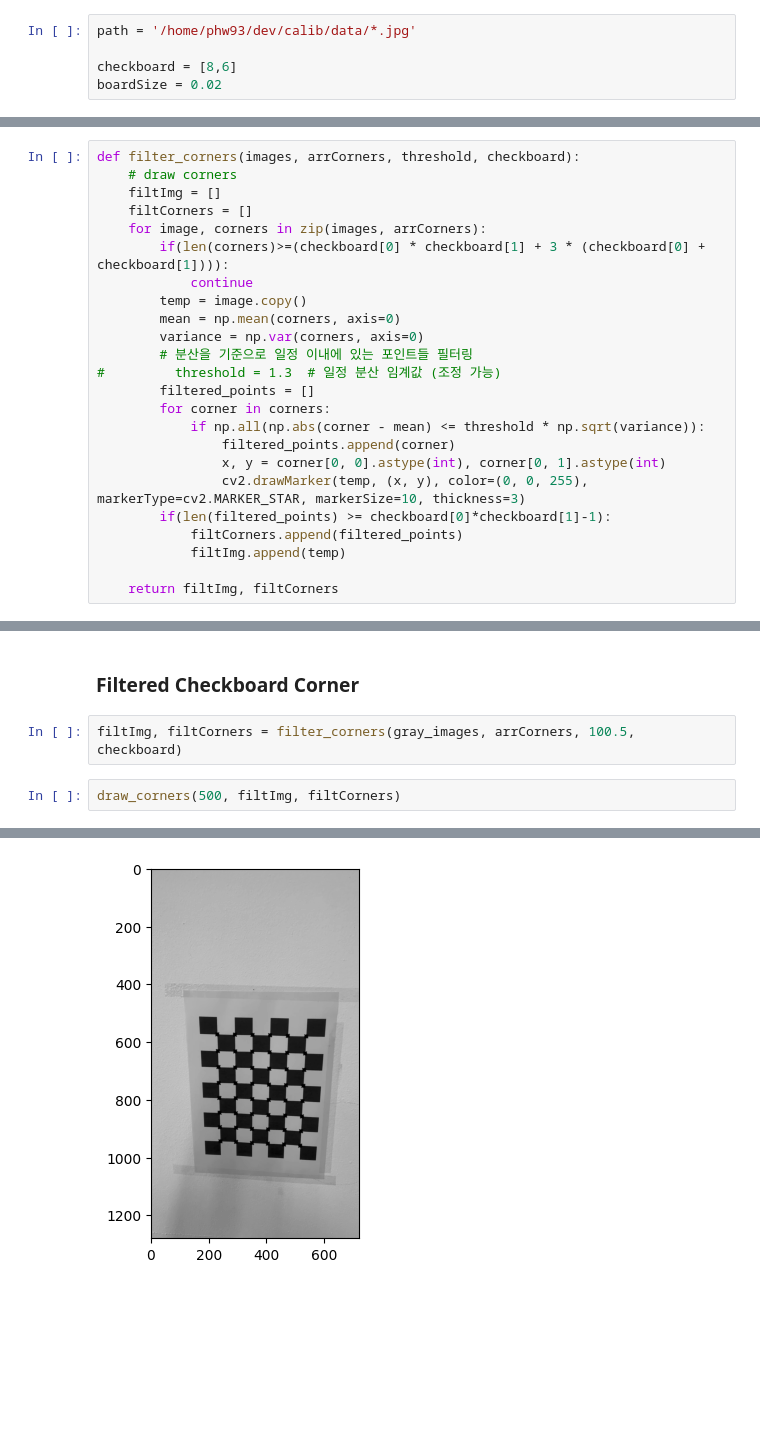
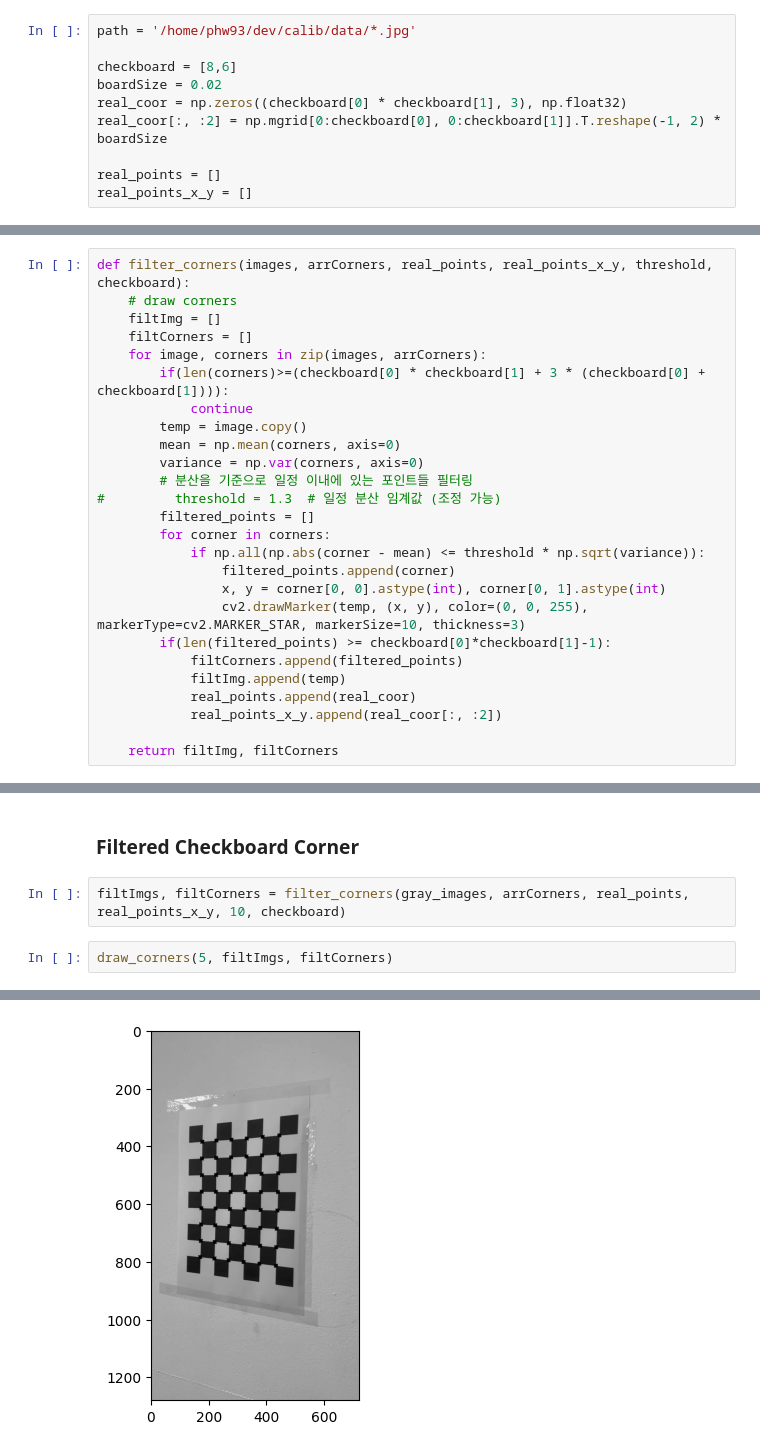
Before and after one commit to Phw9/calibration_ipynb, a Jupyter notebook: calib.ipynb, the cells around one changed output, grey strips where cells are left out. Cells and saved outputs as stored; diff of their text form; blank space fills up the shorter version.

```diff
--- a/calib.ipynb
+++ b/calib.ipynb
@@ -13,6 +13,11 @@ path = '/home/phw93/dev/calib/data/*.jpg'
 
 checkboard = [8,6]
 boardSize = 0.02
+real_coor = np.zeros((checkboard[0] * checkboard[1], 3), np.float32)
+real_coor[:, :2] = np.mgrid[0:checkboard[0], 0:checkboard[1]].T.reshape(-1, 2) * boardSize
+
+real_points = []
+real_points_x_y = []
 # %% [markdown]
 ## Functions
 # %%
@@ -70,7 +75,7 @@ def extract_corner_and_NMS(gray_images):
             selectedImg.append(gray_image)
     return selectedImg , arrCorners
 # %%
-def filter_corners(images, arrCorners, threshold, checkboard):
+def filter_corners(images, arrCorners, real_points, real_points_x_y, threshold, checkboard):
     # draw corners
     filtImg = []
     filtCorners = []
@@ -91,6 +96,8 @@ def filter_corners(images, arrCorners, threshold, checkboard):
         if(len(filtered_points) >= checkboard[0]*checkboard[1]-1):
             filtCorners.append(filtered_points)
             filtImg.append(temp)
+            real_points.append(real_coor)
+            real_points_x_y.append(real_coor[:, :2])
 
     return filtImg, filtCorners
 # %%
@@ -123,7 +584,7 @@ print(len(gray_images))
 # %% [markdown]
 ### Filtered Checkboard Corner
 # %%
-filtImg, filtCorners = filter_corners(gray_images, arrCorners, 100.5, checkboard)
+filtImgs, filtCorners = filter_corners(gray_images, arrCorners, real_points, real_points_x_y, 10, checkboard)
 # %%
-draw_corners(500, filtImg, filtCorners)
+draw_corners(5, filtImgs, filtCorners)
 # %% [output]
@@ -131,2 +592,2 @@ selected images count:  1814
 found corner count:  48
-[figure, old version]
+[figure, new version]
```
Also changed, not shown: parts of 12 cells of this notebook, 1 other file.
